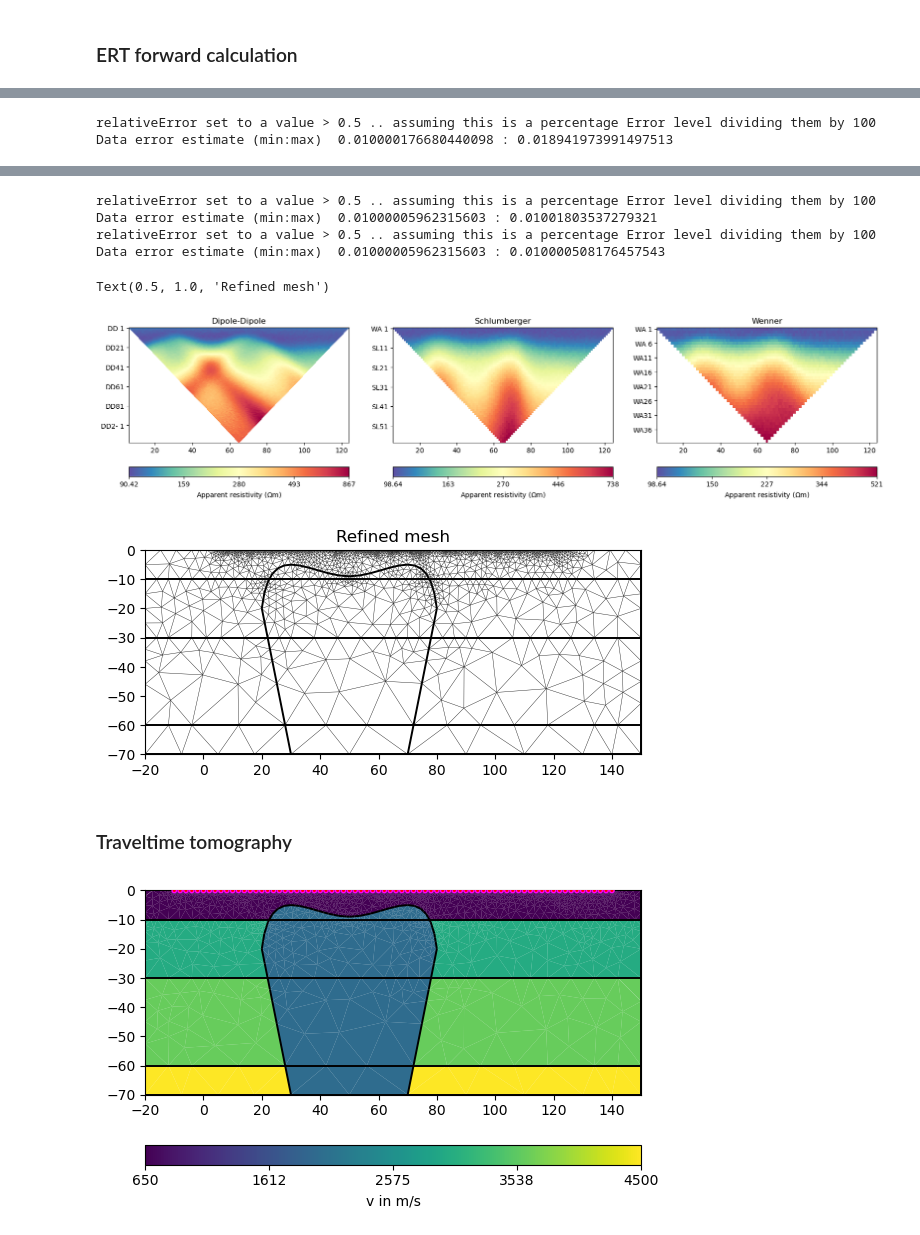
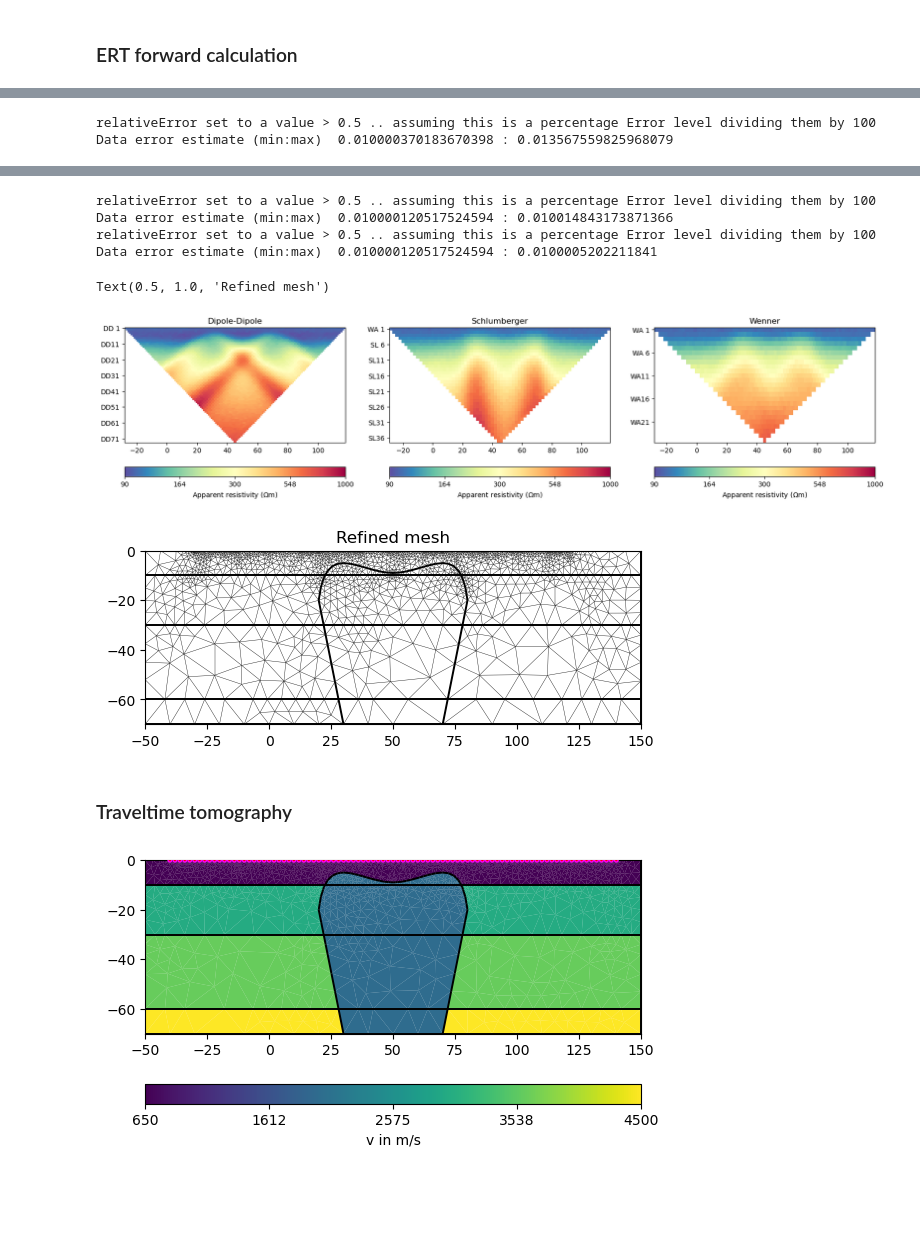
Before and after one commit to ZiegAnt/ResearchModule, a Jupyter notebook: RM_pygimli_computations.ipynb, the cells around one changed output, grey strips where cells are left out. Saved outputs shown, nothing was run; the diff lists cells and outputs as text; code cells hidden in the pictures; blank space fills up the shorter version.

```diff
--- a/RM_pygimli_computations.ipynb
+++ b/RM_pygimli_computations.ipynb
@@ -30,53 +31,70 @@ pd.set_option('precision', 2)
 # %% [markdown]
 ## Parameter settings
 # %%
+# Model settings
+class world:
+    xmin = -50
+    xmax = 150
+    zmax = 70
+
+
 # Material properties
 class Soil:
     rho = 100       # electrical resistivity in Ohmm
     v   = 650       # seismic velocity in m/s
     k   = 10**-10   # magnetic susceptibility
+    den = 1250      # mass density in kg/m^3
 
 class SS:
     rho = 1200      # electrical resistivity in Ohmm
     v   = 3000      # seismic velocity in m/s (value related to sandstone with ~28% porosity)
     k   = 2*10**-4  # magnetic susceptibility
+    den = 2400      # mass density in kg/m^3
 
 class CSS:
     rho = 3500      # electrical resistivity in Ohmm
     v   = 3600      # seismic velocity in m/s (value related to sandstone with ~20% porosity)
     k   = 4*10**-4  # magnetic susceptibility
+    den = 2500       # mass density in kg/m^3
 
 class basement:
     rho = 10**8     # electrical resistivity in Ohmm
     v   = 4500      # seismic velocity in m/s (value related to sandstone with ~10% porosity)
     k   = 8*10**-4  # magnetic susceptibility
+    den = 2650      # mass density in kg/m^3
 
 class Diatreme:
     rho = 10**5     # electrical resistivity in Ohmm
     v   = 2000      # seismic velocity in m/s
     k   = 0.12      # magnetic susceptibility
+    den = 2100      # mass density in kg/m^3 (Density of andesite 2.11 – 2.36 g/cm^3)
 
 class ERT:
-    e_start   = 5     # first electrode position
-    e_end     = 125   # last electrode position
-    n_elecs   = 121   # number of electrodes
+    e_start   = -30     # first electrode position
+    e_end     = 120     # last electrode position
+    n_elecs   = 76      # number of electrodes
     noiselev  = 1
     noiseabs  = 1e-6
     save_data = True
 
 class TT:
-    sensor_start = -10   # first geophone position
-    sensor_end   = 140 # last geophone position
-    n_sensors    = 76  # number of geophones
+    sensor_start = -40   # first geophone position
+    sensor_end   = 140   # last geophone position
+    n_sensors    = 91    # number of geophones
     noiselev     = 1e-2
     noiseabs     = 1e-3
     save_data    = True
+
+class GRAV:
+    sensor_start = -20   # first station position
+    sensor_end   = 120   # last station position
+    n_sensors    = 71    # number of stations
 # %% [markdown]
 ## Creating Mesh with pygimli based on Gempy models
 (Loading model mesh did not work - error not fixed yet)
 # %%
 # Create layered subsurface
-world = mt.createWorld([-20,-70], [150, 0], layers=[-10,-30,-60])
+world = mt.createWorld([world.xmin,-world.zmax], [world.xmax, 0], layers=[-10,-30,-60])
 
 # Create surface points for Diatreme
 pnts = [[20,-20], [30,-5], [50,-9], [70,-5], [80,-20]]
@@ -95,7 +113,7 @@ for marker, y in enumerate([-20, -50, -65]):
 
 # Create mesh
 geom_mesh = mt.createMesh(geom, area=10)
-#mt.exportPLC(geom_mesh, 'mesh_combinedmodel.poly')
+mt.exportPLC(geom_mesh, 'mesh_combinedmodel.poly')
 
 #Append a boundary region for forward calculations
 #world_with_boundary = pg.meshtools.appendTriangleBoundary(world, marker=1, xbound=10, ybound=10)
@@ -145,7 +168,7 @@ for con in ert_config:
     ERT_scheme = ert.createData(elecs=np.linspace(start=ERT.e_start, stop=ERT.e_end, num=ERT.n_elecs), schemeName=con)
 
     # Create Nodes at electrode positions for improving numerical accuracy
-    for s in ERT_scheme_dd.sensors():
+    for s in ERT_scheme.sensors():
         geom.createNode(s + [0.0, -0.2])
     ert_mesh = mt.createMesh(geom, quality=33)
 
@@ -160,9 +183,9 @@ for con in ert_config:
 
 # Inspecting data
 fig, (ax1,ax2,ax3) = plt.subplots(1,3,figsize=(20, 4))
-ert.show(ert.load('SyntheticData/ert_data_dd.dat'), ax=ax1)
-ert.show(ert.load('SyntheticData/ert_data_slm.dat'), ax=ax2)
-ert.show(ert.load('SyntheticData/ert_data_wa.dat'), ax=ax3)
+ert.show(ert.load('SyntheticData/ert_data_dd.dat'), ax=ax1, cMin=90, cMax=1000)
+ert.show(ert.load('SyntheticData/ert_data_slm.dat'), ax=ax2, cMin=90, cMax=1000)
+ert.show(ert.load('SyntheticData/ert_data_wa.dat'), ax=ax3, cMin=90, cMax=1000)
 ax1.set_title('Dipole-Dipole')
 ax2.set_title('Schlumberger')
 ax3.set_title('Wenner')
@@ -175,2 +198,2 @@ plt.title('Refined mesh')
 relativeError set to a value > 0.5 .. assuming this is a percentage Error level dividing them by 100
-Data error estimate (min:max)  0.010000176680440098 : 0.018941973991497513
+Data error estimate (min:max)  0.010000370183670398 : 0.013567559825968079
@@ -179,10 +202,10 @@ Data error estimate (min:max)  0.010000176680440098 : 0.018941973991497513
 relativeError set to a value > 0.5 .. assuming this is a percentage Error level dividing them by 100
-Data error estimate (min:max)  0.01000005962315603 : 0.01001803537279321
+Data error estimate (min:max)  0.010000120517524594 : 0.010014843173871366
 relativeError set to a value > 0.5 .. assuming this is a percentage Error level dividing them by 100
-Data error estimate (min:max)  0.01000005962315603 : 0.010000508176457543
+Data error estimate (min:max)  0.010000120517524594 : 0.0100005202211841
 Text(0.5, 1.0, 'Refined mesh')
-[figure, old version]
+[figure, new version]
-[figure, old version]
+[figure, new version]
 # %% [markdown]
 ### Traveltime tomography
 # %%
@@ -206,7 +229,7 @@ vp[vp == vmap[2][0]] = vmap[2][1]
 vp[vp == vmap[3][0]] = vmap[3][1]
 vp[vp == vmap[4][0]] = vmap[4][1]
 # %% [output]
-[figure, old version]
+[figure, new version]
 # %%
 # Simulating data
 mgr_tt = TravelTimeManager()
```
Also changed, not shown: parts of 15 cells of this notebook, 9 other files.
